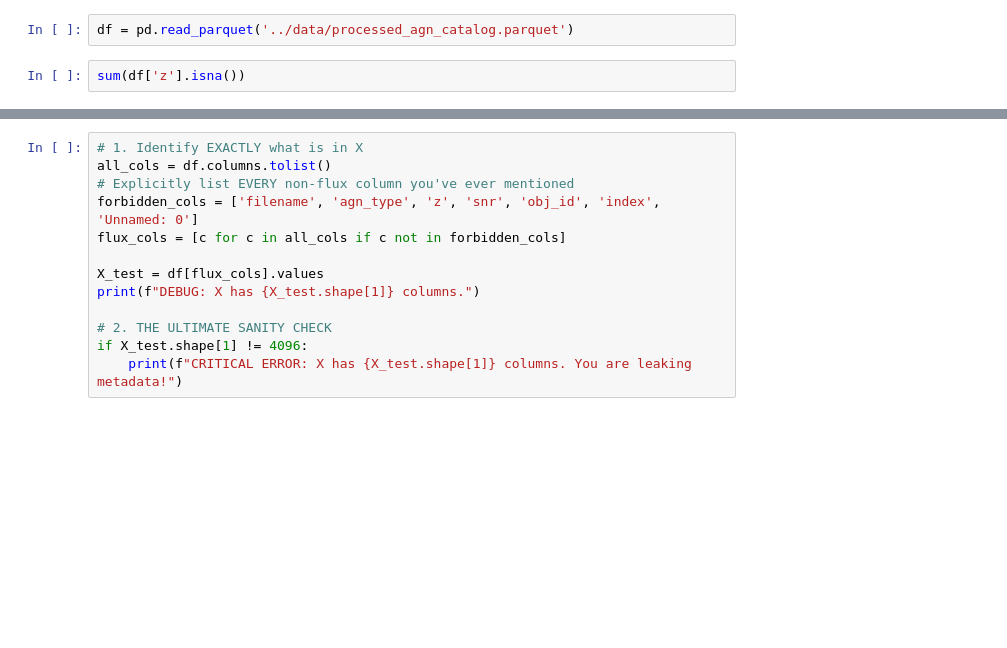
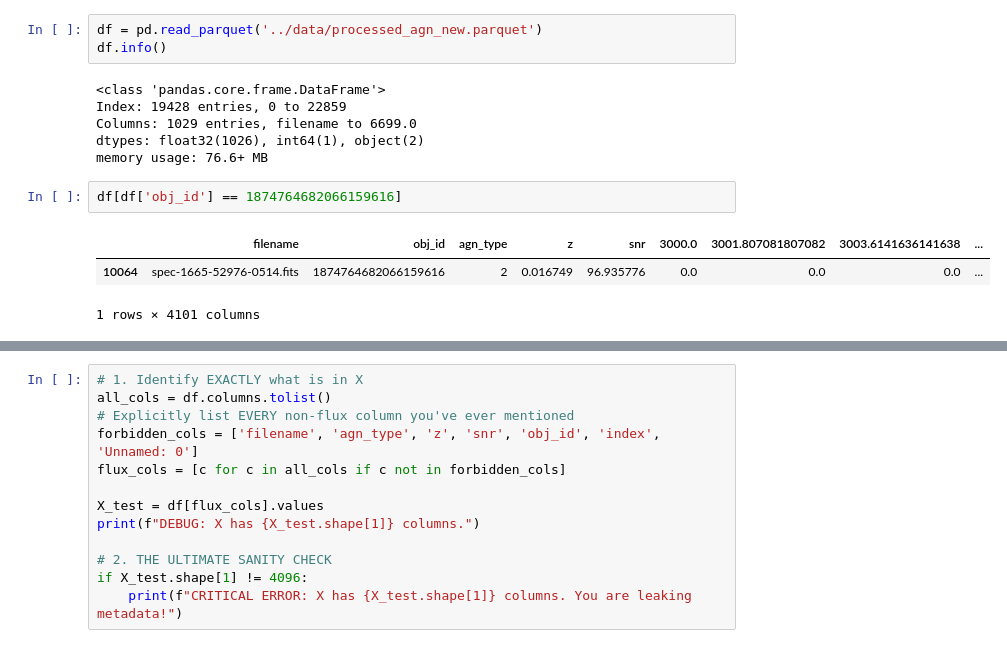
Before and after one commit to AmirKal11/CL-AGN-network-detector, a Jupyter notebook: src/Main_analysis.ipynb, the cells around one changed output, grey strips where cells are left out. Saved outputs shown, nothing was run; the diff lists cells and outputs as text; blank space fills up the shorter version.

```diff
--- a/src/Main_analysis.ipynb
+++ b/src/Main_analysis.ipynb
@@ -45,4 +62,15 @@ Epoch 50 | Val F1: 0.9454 | Alpha: 1.00
 # %%
-df = pd.read_parquet('../data/processed_agn_catalog.parquet')
+df = pd.read_parquet('../data/processed_agn_new.parquet')
+df.info()
+# %% [output]
+<class 'pandas.core.frame.DataFrame'>
+Index: 19428 entries, 0 to 22859
+Columns: 1029 entries, filename to 6699.0
+dtypes: float32(1026), int64(1), object(2)
+memory usage: 76.6+ MB
 # %%
-sum(df['z'].isna())
+df[df['obj_id'] == 1874764682066159616]
+# %% [output]
+|  | filename | obj_id | agn_type | z | snr | 3000.0 | 3001.807081807082 | 3003.6141636141638 | ... |
+| 10064 | spec-1665-52976-0514.fits | 1874764682066159616 | 2 | 0.016749 | 96.935776 | 0.0 | 0.0 | 0.0 | ... |
+1 rows × 4101 columns
```
Also changed, not shown: parts of 6 cells of this notebook, 27 other files.
